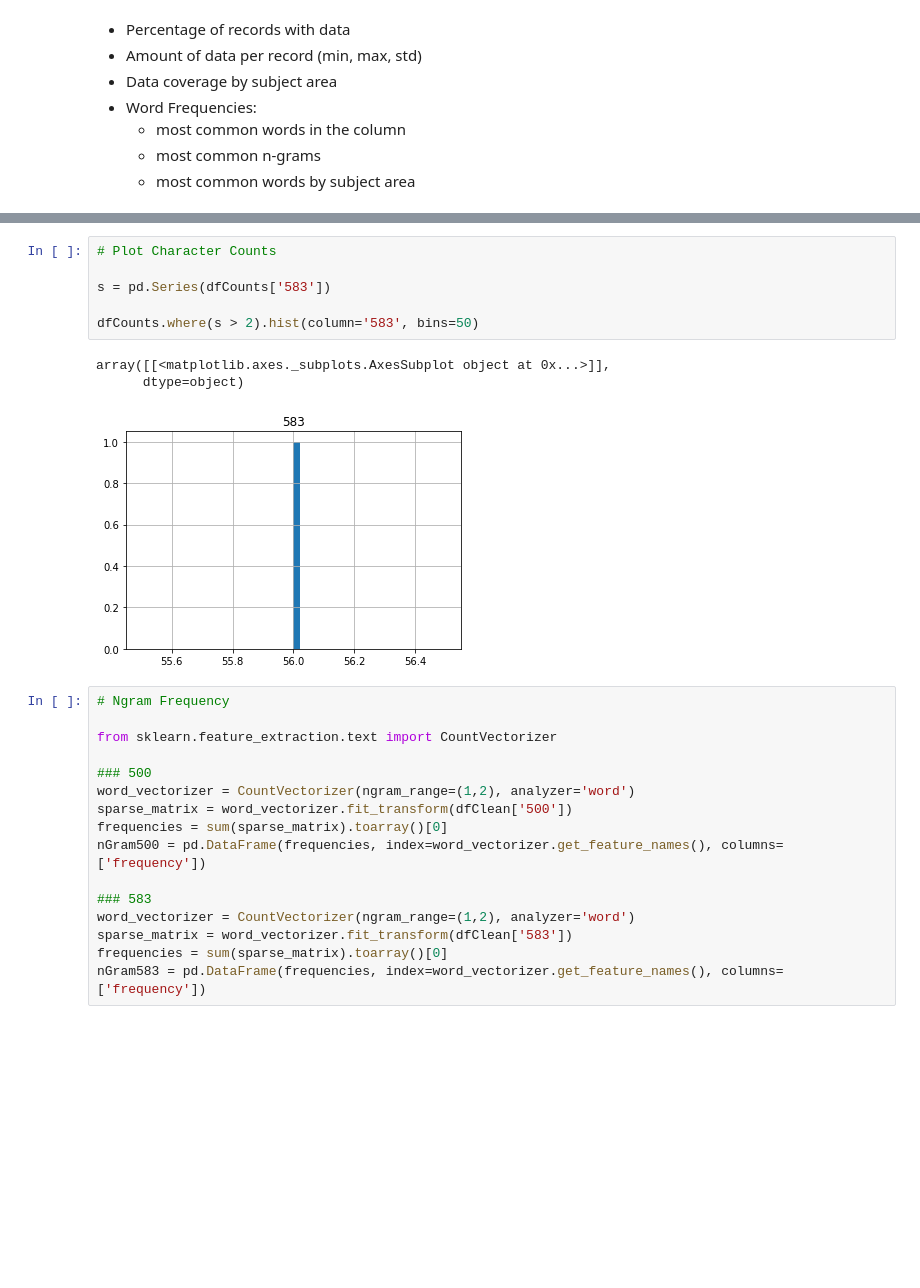
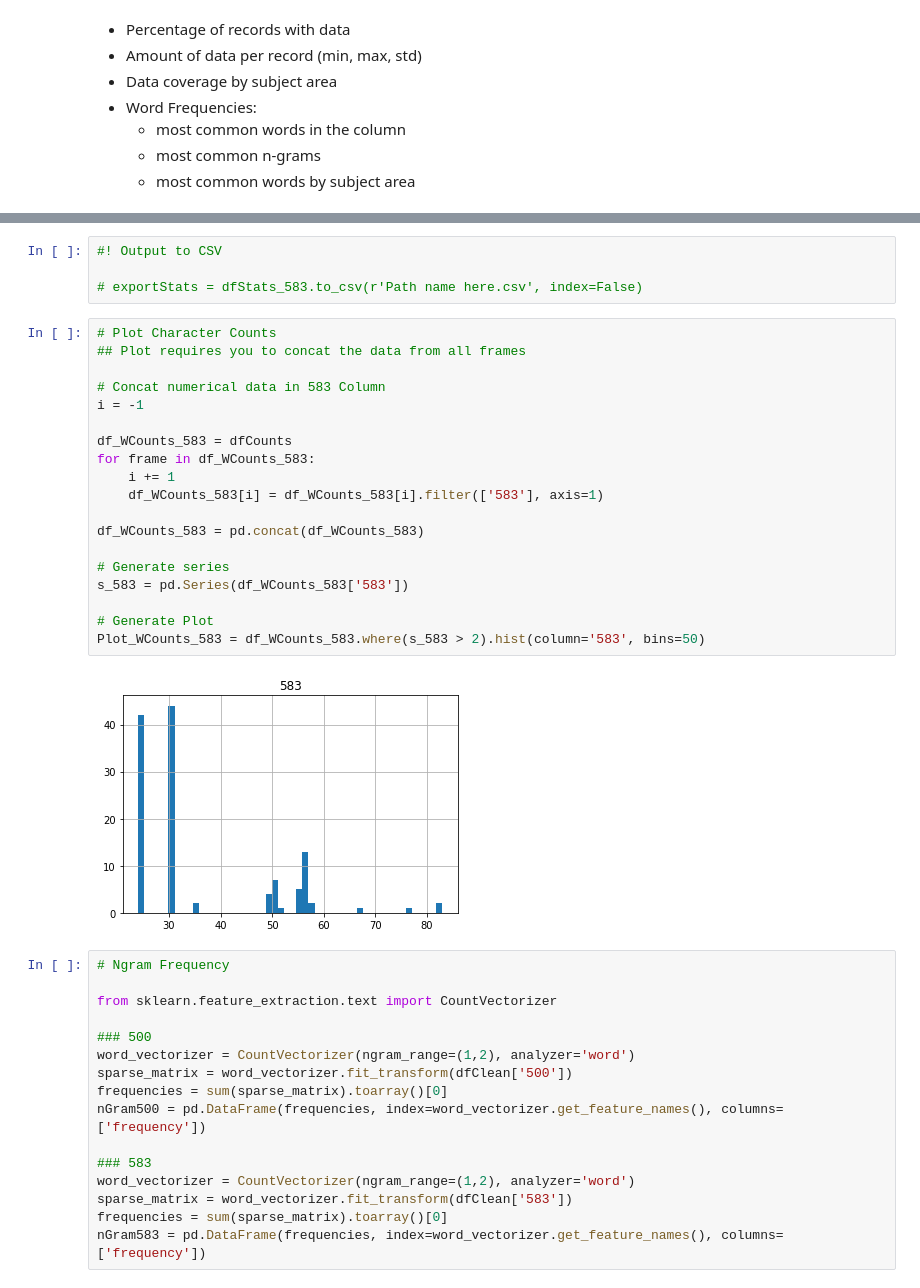
Before and after one commit to rdubnic2/OIDLPP, a Jupyter notebook: 2019 OIDLPP/KD/HTRC_MARC-processing-pandas.ipynb, the cells around one changed output, grey strips where cells are left out. Drawn from its saved outputs; the diff is of its cells as text; blank space fills up the shorter version.

```diff
--- a/2019 OIDLPP/KD/HTRC_MARC-processing-pandas.ipynb
+++ b/2019 OIDLPP/KD/HTRC_MARC-processing-pandas.ipynb
@@ -343,13 +374,28 @@ stats
-# %%
-# Plot Character Counts
-
-s = pd.Series(dfCounts['583'])
-
-dfCounts.where(s > 2).hist(column='583', bins=50)
-# %% [output]
-array([[<matplotlib.axes._subplots.AxesSubplot object at 0x...>]],
-      dtype=object)
-[figure, removed]
+# %%
+#! Output to CSV
+
+# exportStats = dfStats_583.to_csv(r'Path name here.csv', index=False)
+# %%
+# Plot Character Counts
+## Plot requires you to concat the data from all frames
+
+# Concat numerical data in 583 Column
+i = -1
+
+df_WCounts_583 = dfCounts
+for frame in df_WCounts_583:
+    i += 1
+    df_WCounts_583[i] = df_WCounts_583[i].filter(['583'], axis=1)
+
+df_WCounts_583 = pd.concat(df_WCounts_583)
+
+# Generate series
+s_583 = pd.Series(df_WCounts_583['583'])
+
+# Generate Plot
+Plot_WCounts_583 = df_WCounts_583.where(s_583 > 2).hist(column='583', bins=50)
+# %% [output]
+[figure, added]
 # %%
 # Ngram Frequency
 
```
Also changed, not shown: parts of 6 cells of this notebook.
